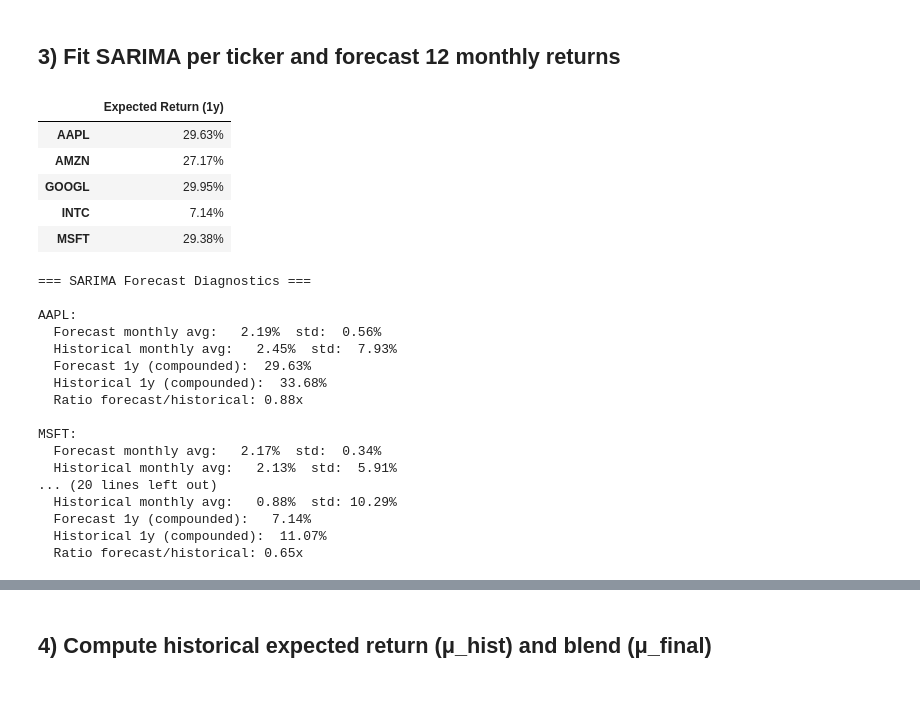
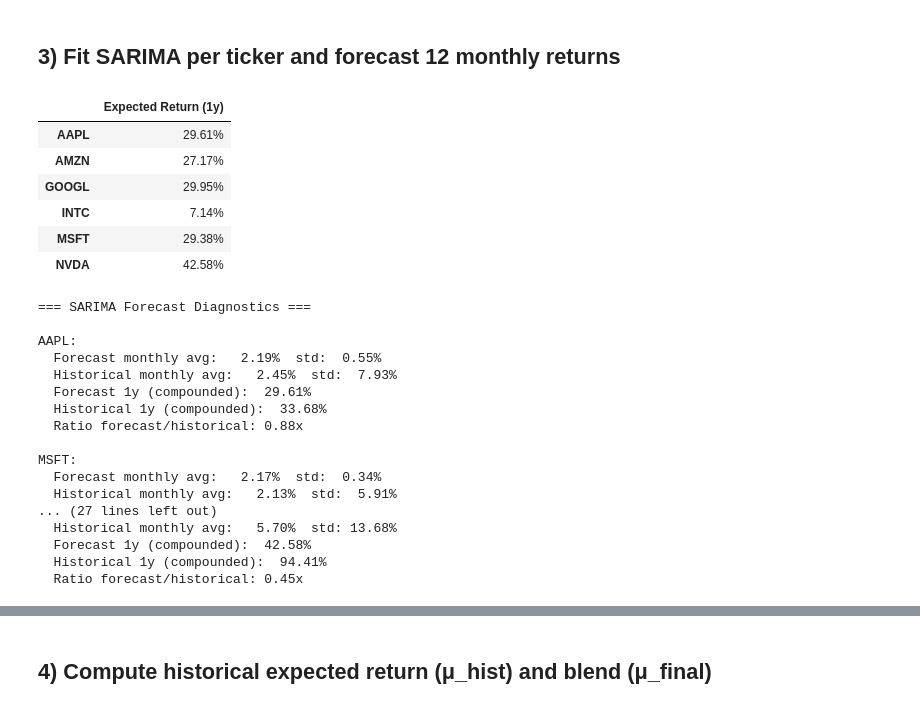
Before and after one commit to rafaelguevarahig/ML_PORTAFOLIO_FEN, a Jupyter notebook: modelo-portafolio/mvp_sarima_mvo_portfolio_v2.ipynb, the cells around one changed output, grey strips where cells are left out. Saved outputs shown, nothing was run; the diff lists cells and outputs as text; code cells hidden in the pictures.

```diff
--- a/modelo-portafolio/mvp_sarima_mvo_portfolio_v2.ipynb
+++ b/modelo-portafolio/mvp_sarima_mvo_portfolio_v2.ipynb
@@ -41,7 +41,9 @@ portfolio = {
     "MSFT": 2000.0,   # Microsoft Corporation
     "GOOGL": 1800.0,  # Alphabet Inc.
     "AMZN": 3000.0,   # Amazon.com, Inc.
-    "INTC": 3000.0    # Intel Corporation
+    "INTC": 3000.0,    # Intel Corporation
+    "NVDA": 100.0,
+
 }
 
 # Optional benchmark ticker (for comparison, not required)
@@ -66,13 +68,13 @@ end_date   = "2025-12-31"
 H = 12  # 12 months forecast (≈ 1 year)
 
 # --- Blending expected returns ---
-alpha = 0.2  # 0.1–0.3 recommended
+alpha = 0.4  # 0.1–0.3 recommended
 
 # --- Risk-free & constraints ---
 risk_free_rate = 0.04   # annual
 max_volatility = 0.225  # annual
-min_weight = 0.01
-max_weight = 0.25
+min_weight = 0.05
+max_weight = 0.30
 
 # --- SARIMA config (simple & stable) ---
 sarima_order = (1, 0, 1)
@@ -144,7 +196,7 @@ Benchmark: SPY
 # %% [markdown]
 ## 3) Fit SARIMA per ticker and forecast 12 monthly returns
 # %%
-def forecast_returns_sarima(series_m, H, order=(1,0,1), seasonal_order=(0,0,1,12)):
+def forecast_returns_sarima(series_m, H, order=(1,0,1), seasonal_order=(0,0,1,12), cap_monthly=0.03):
     """Forecast H monthly returns using SARIMA/SARIMAX on a single return series."""
     y = series_m.dropna()
     if len(y) < 36:
@@ -154,38 +206,44 @@ def forecast_returns_sarima(series_m, H, order=(1,0,1), seasonal_order=(0,0,1,12
         y,
         order=order,
         seasonal_order=seasonal_order,
         trend="c",  # allow a constant mean (for returns)
         enforce_stationarity=False,
         enforce_invertibility=False
     )
     res = model.fit(disp=False)
     fc = res.forecast(steps=H)
+
+    #cap extreme forecasts
+    if cap_monthly is not None:
+        fc = fc.clip(lower=-cap_monthly, upper=cap_monthly)
+
     return fc
 
 mu_arima = {}
 forecast_paths = {}
 
 for t in [c for c in ret_m.columns if c in tickers]:
     try:
         fc = forecast_returns_sarima(ret_m[t], H, sarima_order, seasonal_order)
         forecast_paths[t] = fc
         mu_arima[t] = float(np.prod(1 + fc.values) - 1)  # 12-step monthly forecast -> 1y
     except Exception as e:
         # Fallback: historical mean monthly return compounded for H months
         m = float(ret_m[t].mean())
         mu_arima[t] = float((1 + m)**H - 1)
         forecast_paths[t] = pd.Series([m]*H, index=pd.date_range(ret_m.index[-1] + pd.offsets.MonthEnd(1), periods=H, freq="M"))
         print(f"[WARN] {t}: SARIMA failed/insufficient data → fallback to historical mean. Reason: {e}")
 
 mu_arima = pd.Series(mu_arima).sort_index()
 mu_arima.to_frame("Expected Return (1y)").style.format("{:.2%}")
 # %% [output]
 |  | Expected Return (1y) |
-| AAPL | 29.63% |
+| AAPL | 29.61% |
 | AMZN | 27.17% |
 | GOOGL | 29.95% |
 | INTC | 7.14% |
 | MSFT | 29.38% |
+| NVDA | 42.58% |
 # %%
 
 ## 3.2) Diagnóstico de forecasts SARIMA
@@ -215,20 +273,20 @@ for t in tickers:
 === SARIMA Forecast Diagnostics ===
 
 AAPL:
-  Forecast monthly avg:   2.19%  std:  0.56%
+  Forecast monthly avg:   2.19%  std:  0.55%
   Historical monthly avg:   2.45%  std:  7.93%
-  Forecast 1y (compounded):  29.63%
+  Forecast 1y (compounded):  29.61%
   Historical 1y (compounded):  33.68%
   Ratio forecast/historical: 0.88x
 
 MSFT:
   Forecast monthly avg:   2.17%  std:  0.34%
   Historical monthly avg:   2.13%  std:  5.91%
-... (20 lines left out)
-  Historical monthly avg:   0.88%  std: 10.29%
-  Forecast 1y (compounded):   7.14%
-  Historical 1y (compounded):  11.07%
-  Ratio forecast/historical: 0.65x
+... (27 lines left out)
+  Historical monthly avg:   5.70%  std: 13.68%
+  Forecast 1y (compounded):  42.58%
+  Historical 1y (compounded):  94.41%
+  Ratio forecast/historical: 0.45x
 # %%
 ## 3.1) Visualización: Historical vs SARIMA Forecast por ticker
 
```
Also changed, not shown: parts of 11 cells of this notebook.
